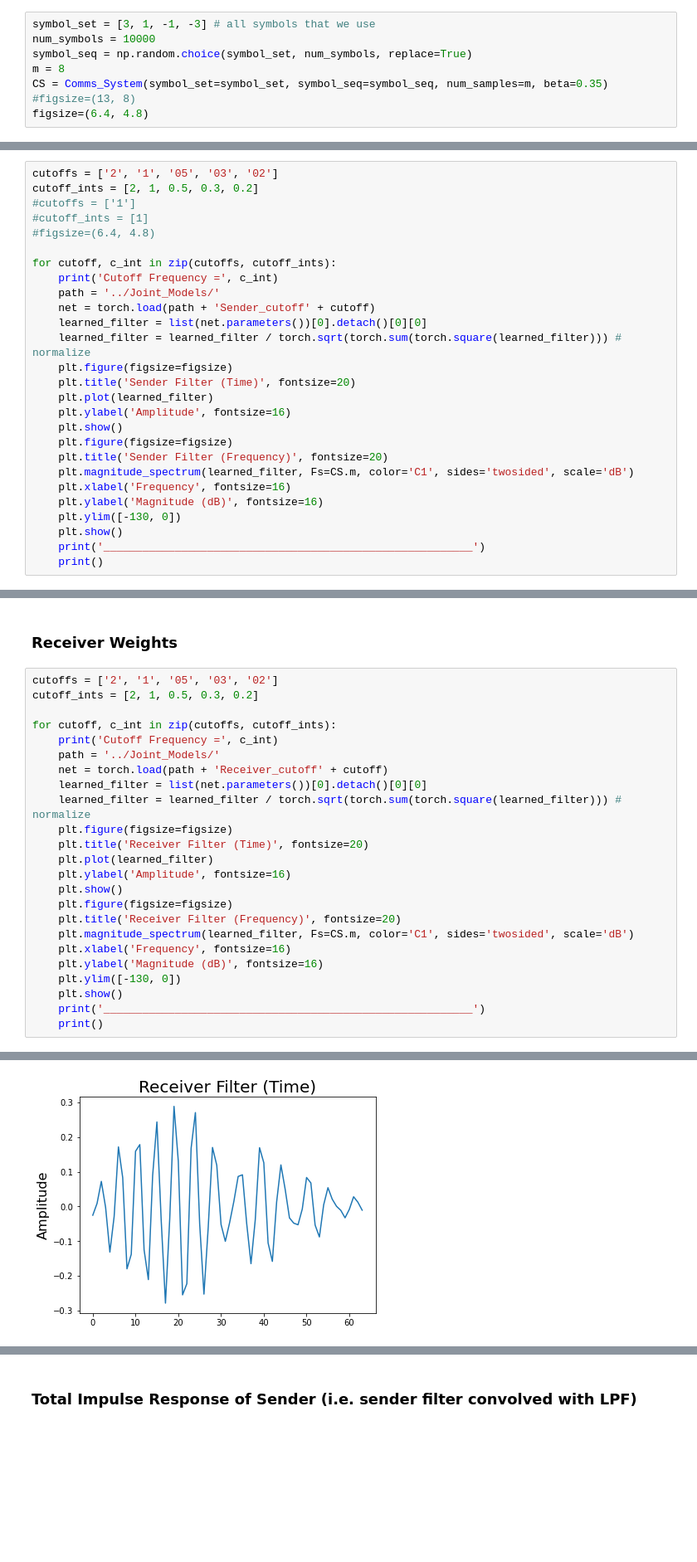
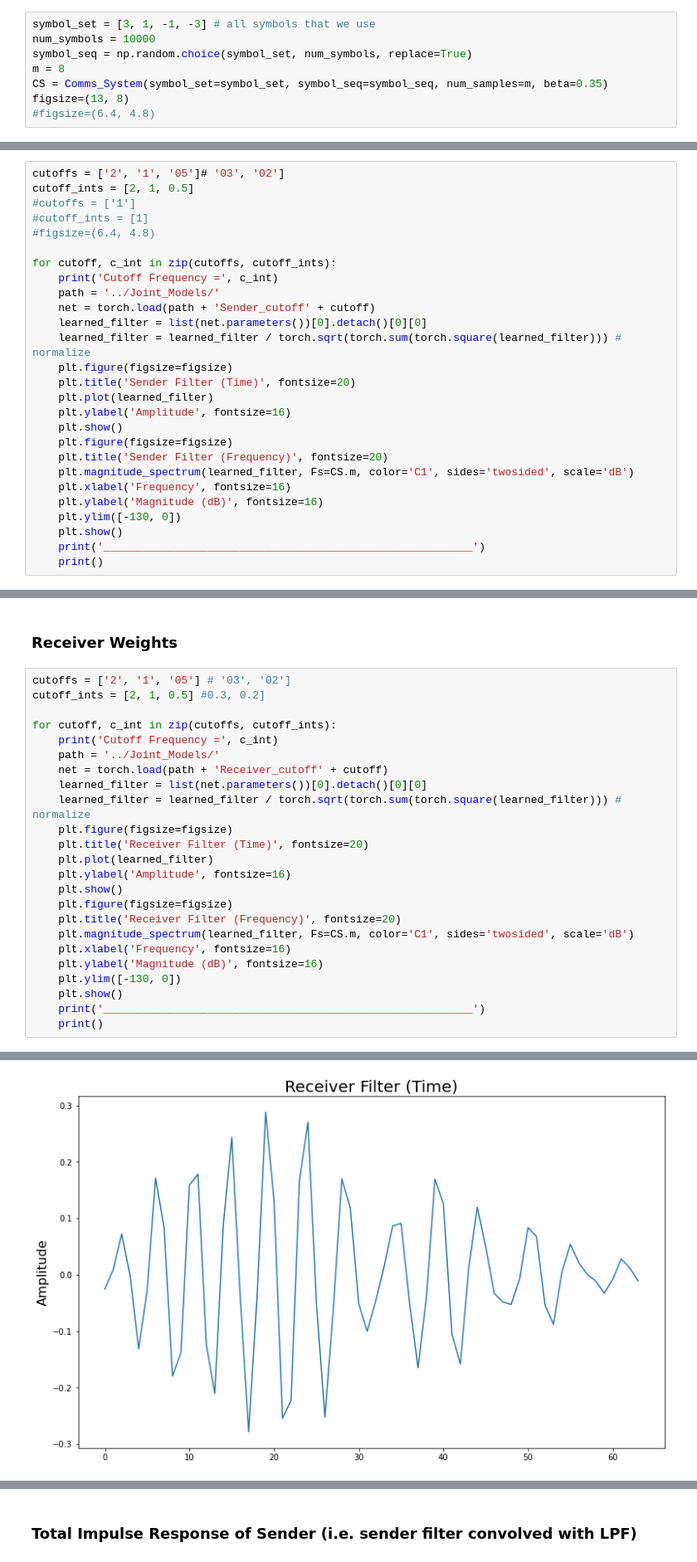
Before and after one commit to FaxMan1/Master-Thesis, a Jupyter notebook: Jupyter/InspectFilters.ipynb, the cells around one changed output, grey strips where cells are left out. Shown at 83% size. Saved outputs shown, nothing was run; the diff lists cells and outputs as text; blank space fills up the shorter version.

```diff
--- a/Jupyter/InspectFilters.ipynb
+++ b/Jupyter/InspectFilters.ipynb
@@ -15,15 +15,15 @@ num_symbols = 10000
 symbol_seq = np.random.choice(symbol_set, num_symbols, replace=True)
 m = 8
 CS = Comms_System(symbol_set=symbol_set, symbol_seq=symbol_seq, num_samples=m, beta=0.35)
-#figsize=(13, 8)
-figsize=(6.4, 4.8)
+figsize=(13, 8)
+#figsize=(6.4, 4.8)
 # %% [markdown]
 # Inspect learned filters from Joint Training
 # %% [markdown]
 ### Sender Weights
 # %%
-cutoffs = ['2', '1', '05', '03', '02']
-cutoff_ints = [2, 1, 0.5, 0.3, 0.2]
+cutoffs = ['2', '1', '05']# '03', '02']
+cutoff_ints = [2, 1, 0.5]
 #cutoffs = ['1']
 #cutoff_ints = [1]
 #figsize=(6.4, 4.8)
@@ -71,29 +66,29 @@ Cutoff Frequency = 0.3
 # %% [markdown]
 ### Receiver Weights
 # %%
-cutoffs = ['2', '1', '05', '03', '02']
-cutoff_ints = [2, 1, 0.5, 0.3, 0.2]
+cutoffs = ['2', '1', '05'] # '03', '02']
+cutoff_ints = [2, 1, 0.5] #0.3, 0.2]
 
 for cutoff, c_int in zip(cutoffs, cutoff_ints):
     print('Cutoff Frequency =', c_int)
     path = '../Joint_Models/'
     net = torch.load(path + 'Receiver_cutoff' + cutoff)
     learned_filter = list(net.parameters())[0].detach()[0][0]
     learned_filter = learned_filter / torch.sqrt(torch.sum(torch.square(learned_filter))) # normalize
     plt.figure(figsize=figsize)
     plt.title('Receiver Filter (Time)', fontsize=20)
     plt.plot(learned_filter)
     plt.ylabel('Amplitude', fontsize=16)
     plt.show()
     plt.figure(figsize=figsize)
     plt.title('Receiver Filter (Frequency)', fontsize=20)
     plt.magnitude_spectrum(learned_filter, Fs=CS.m, color='C1', sides='twosided', scale='dB')
     plt.xlabel('Frequency', fontsize=16)
     plt.ylabel('Magnitude (dB)', fontsize=16)
     plt.ylim([-130, 0])
     plt.show()
     print('_________________________________________________________')
     print()
 # %% [output]
 Cutoff Frequency = 2
-[figure, old version]
+[figure, new version]
```
Also changed, not shown: parts of 4 cells of this notebook, 2 other files.
